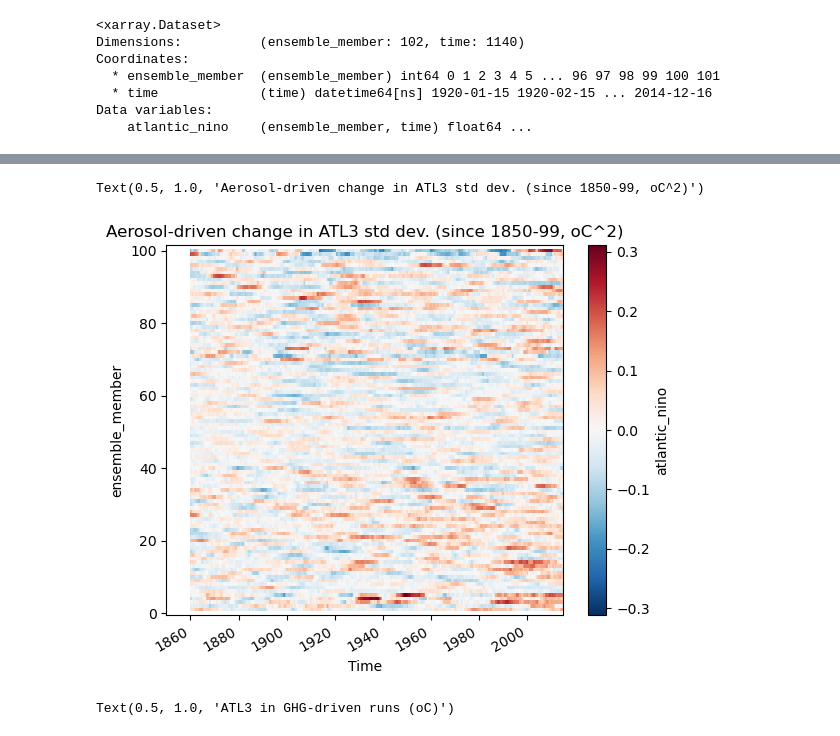
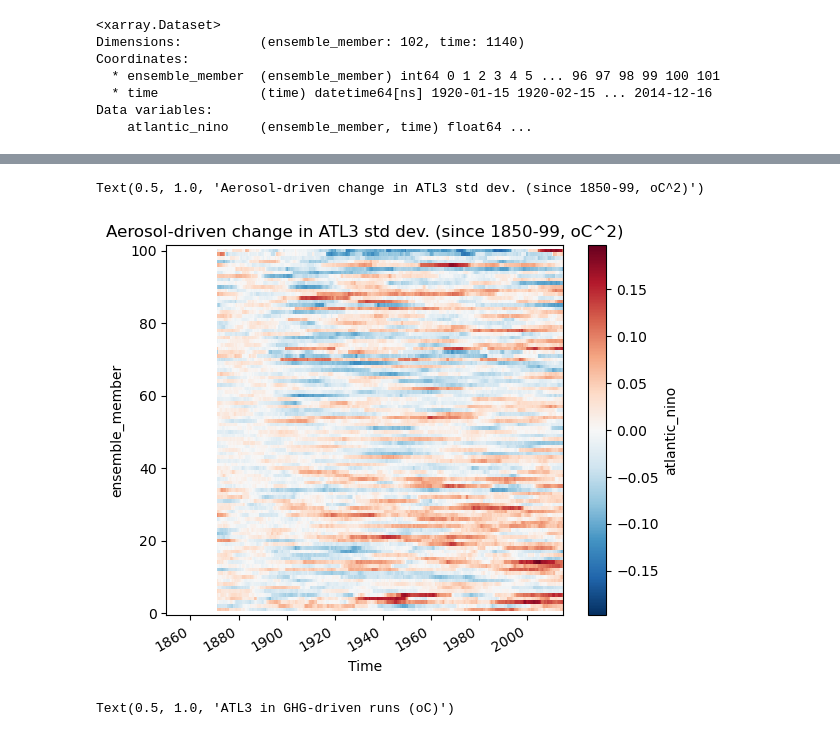
Before and after one commit to pmip4/TropicalAtlanticVariability, a Jupyter notebook: attribution/AZM-attribution.ipynb, the cells around one changed output, grey strips where cells are left out. Drawn from its saved outputs; the diff is of its cells as text; code cells hidden in the pictures.

```diff
--- a/attribution/AZM-attribution.ipynb
+++ b/attribution/AZM-attribution.ipynb
@@ -86,14 +86,14 @@ Text(0.5, 1.0, 'ATL3 in natural only runs (oC)')
 # %%
 # Compute the running standard deviation
-window_size = 120  # Number of months in the running window
+window_size = 252  # Number of months in the running window
 running_std = aer_array['atlantic_nino'].rolling(time=window_size).std()
 # convert to anomalies
 running_std=running_std-running_std.sel(time=slice('1850-01-01','1899-12-31')).mean(dim='time')
 running_std.plot()
 plt.title('Aerosol-driven change in ATL3 std dev. (since 1850-99, oC^2)')
 # %% [output]
 Text(0.5, 1.0, 'Aerosol-driven change in ATL3 std dev. (since 1850-99, oC^2)')
-[figure, old version]
+[figure, new version]
 # %%
 #Create some plots
 #mean_state=ghg_array-ghg_array.sel(time=slice('1850-01-01','1899-12-31')).mean(dim='time')
```
Also changed, not shown: parts of 3 cells of this notebook, 1 other file.
